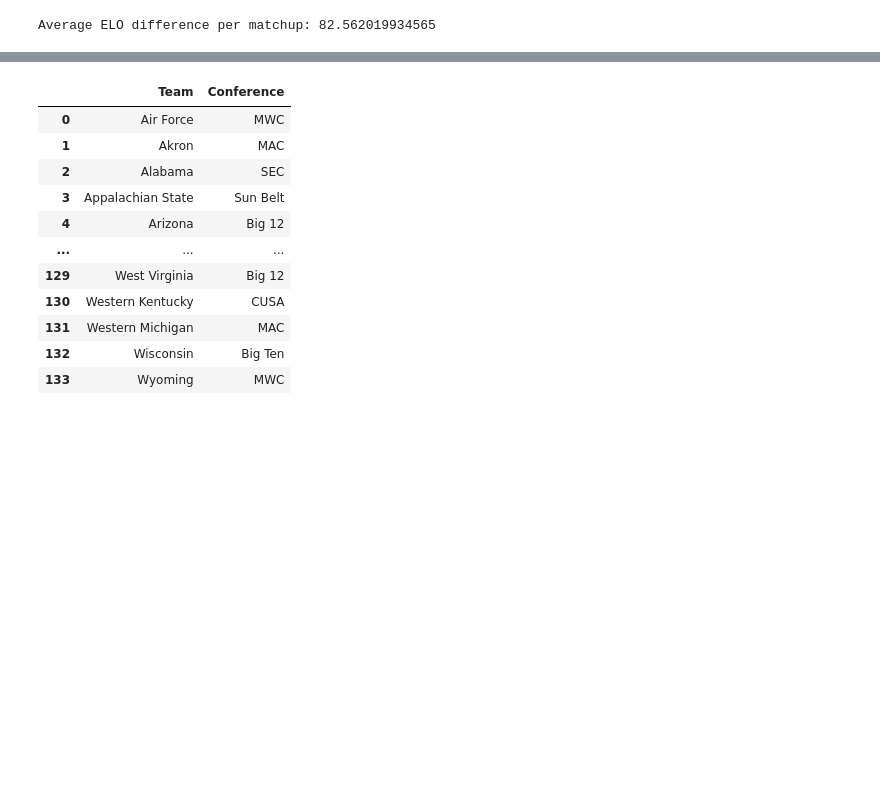
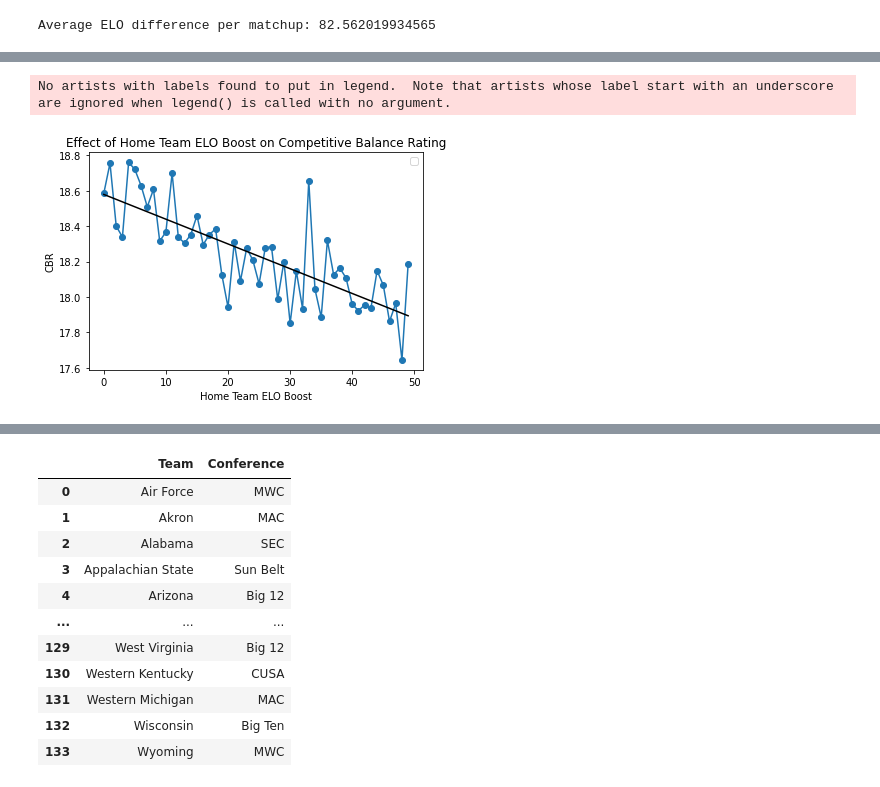
Before and after one commit to liameliot/DA-401-, a Jupyter notebook: Analysis.ipynb, the cells around one changed output, grey strips where cells are left out. Cells and saved outputs as stored; diff of their text form; code cells hidden in the pictures; blank space fills up the shorter version.

```diff
--- a/Analysis.ipynb
+++ b/Analysis.ipynb
@@ -123,0 +337,21 @@ average_cbr
+# %%
+def simulate_cbr(home_boost, runs=10):
+    cbr_values = []
+    for i in range(runs):
+        %run PRS.ipynb  # Run the simulation
+        cbr_values.append(CBR5Year)
+    return sum(cbr_values) / len(cbr_values)
+
+# Generate home_boost values from 50 to 150 (inclusive)
+home_boost_values = range(0, 50)
+
+# List to store results
+results = []
+
+for boost in home_boost_values:
+    home_boost = boost  # Set the current home_boost value
+    average_cbr = simulate_cbr(home_boost)
+    results.append({'home_boost': boost, 'average_cbr': average_cbr})
+
+# Create a DataFrame from the results
+hb_cbr = pd.DataFrame(results)
@@ -123,0 +376,22 @@ average_cbr
+# %%
+# Plot the data
+plt.plot(hb_cbr['home_boost'], hb_cbr['average_cbr'], marker='o')
+
+# Add the line of best fit
+slope, intercept = np.polyfit(hb_cbr['home_boost'], hb_cbr['average_cbr'], 1)
+line_of_best_fit = slope * hb_cbr['home_boost'] + intercept
+plt.plot(hb_cbr['home_boost'], line_of_best_fit, color='black')
+
+# Add labels and title
+plt.xlabel('Home Team ELO Boost')
+plt.ylabel('CBR')
+plt.title('Effect of Home Team ELO Boost on Competitive Balance Rating')
+
+# Add a legend
+plt.legend()
+
+# Show the plot
+plt.show()
+# %% [output]
+No artists with labels found to put in legend.  Note that artists whose label start with an underscore are ignored when legend() is called with no argument.
+[figure, added]
```
Also changed, not shown: parts of 30 cells of this notebook.
